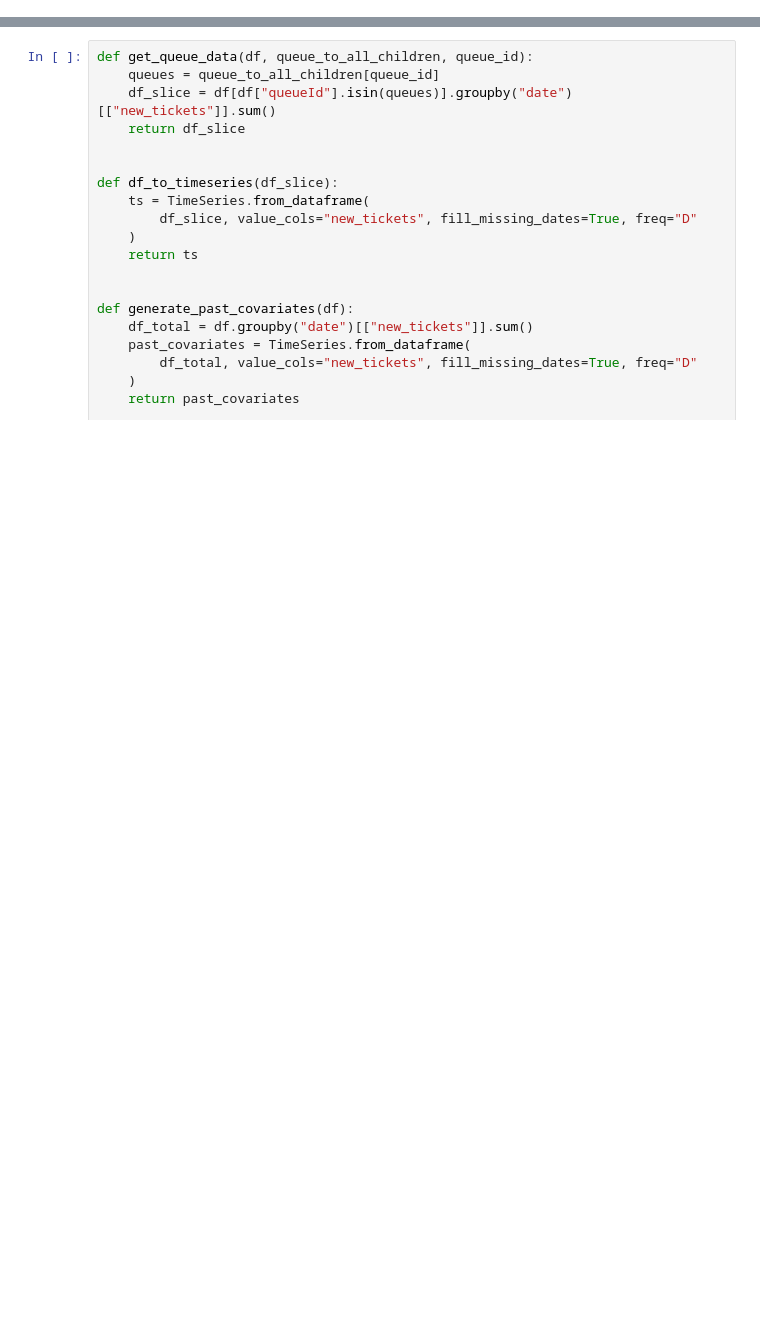
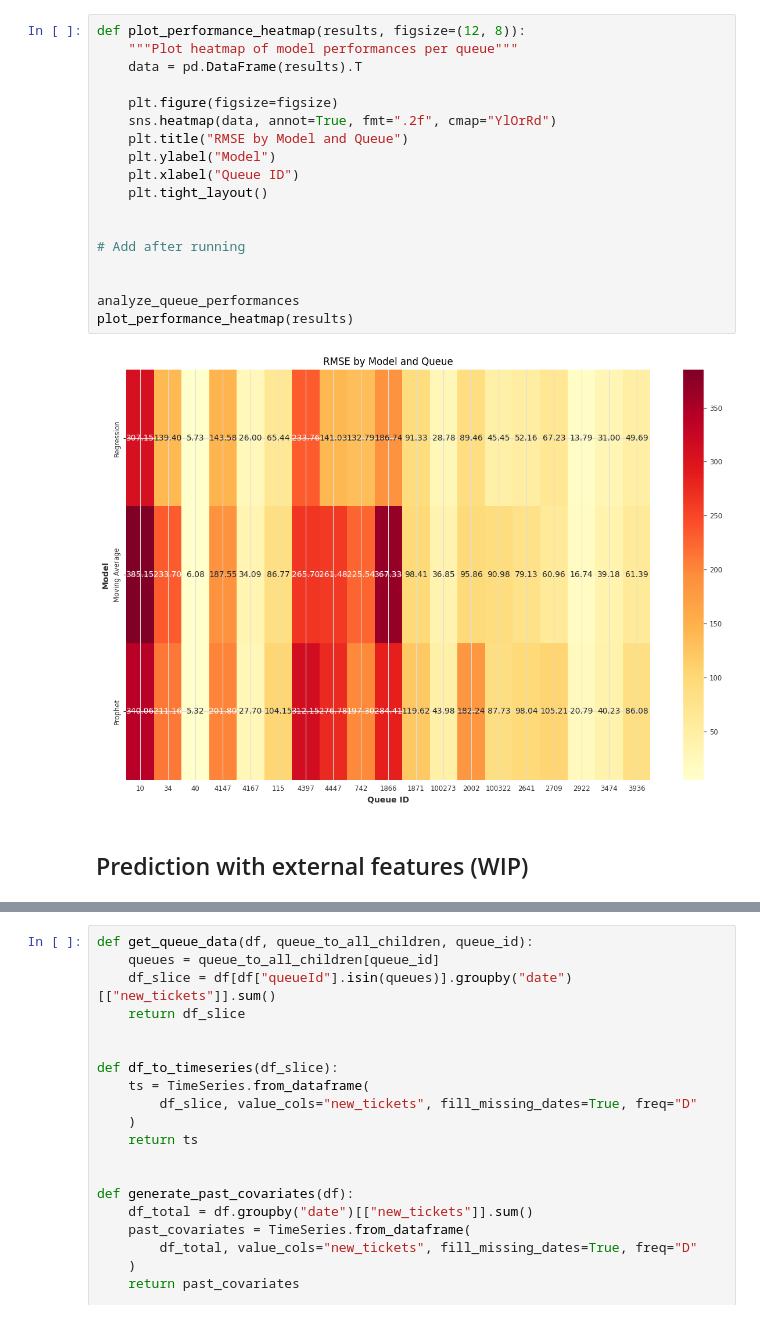
Before and after one commit to TaskGuru-AI/tasks_support_system_ai, a Jupyter notebook: notebooks/TS/extra/daily_predict.ipynb, the cells around one changed output, grey strips where cells are left out. Drawn from its saved outputs; the diff is of its cells as text; blank space fills up the shorter version.

```diff
--- a/notebooks/TS/extra/daily_predict.ipynb
+++ b/notebooks/TS/extra/daily_predict.ipynb
@@ -108,0 +219,22 @@ RegressionModel(lags=10, lags_past_covariates=10, lags_future_covariates=(10, 10
+# %%
+def plot_performance_heatmap(results, figsize=(12, 8)):
+    """Plot heatmap of model performances per queue"""
+    data = pd.DataFrame(results).T
+
+    plt.figure(figsize=figsize)
+    sns.heatmap(data, annot=True, fmt=".2f", cmap="YlOrRd")
+    plt.title("RMSE by Model and Queue")
+    plt.ylabel("Model")
+    plt.xlabel("Queue ID")
+    plt.tight_layout()
+
+
+# Add after running
+
+
+analyze_queue_performances
+plot_performance_heatmap(results)
+# %% [output]
+[figure, added]
+# %% [markdown]
+## Prediction with external features (WIP)
```
Also changed, not shown: parts of 45 cells of this notebook, 1 other file.
